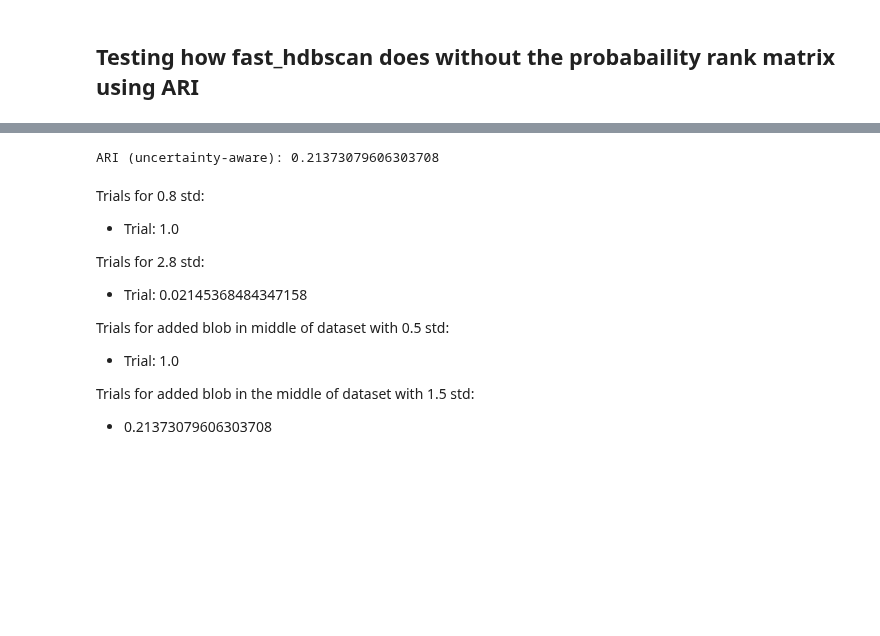
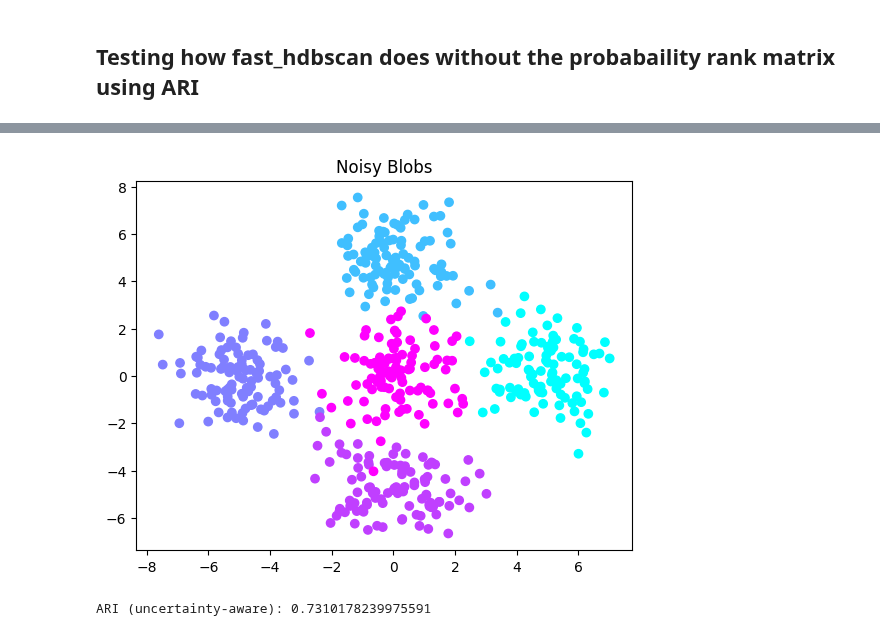
Before and after one commit to RobinB1lo/New-HDBSCAN, a Jupyter notebook: trials/fast_hdbscan.ipynb, the cells around one changed output, grey strips where cells are left out. Cells and saved outputs as stored; diff of their text form; code cells hidden in the pictures; blank space fills up the shorter version.

```diff
--- a/trials/fast_hdbscan.ipynb
+++ b/trials/fast_hdbscan.ipynb
@@ -19,8 +19,17 @@ plt.show()
+# %%
+from fast_hdbscan import HDBSCAN
+from sklearn.metrics import adjusted_rand_score
+import numpy as np
+
+std = 1.0
+X_obs = X + np.random.normal(scale=std, size=X.shape)
+
+plt.scatter(X_obs[:,0], X_obs[:,1], c=true_labels, cmap="cool")
+plt.title("Noisy Blobs")
+plt.show()
+# %% [output]
+[figure, added]
 # %%
-from fast_hdbscan import HDBSCAN
-from sklearn.metrics import adjusted_rand_score
-import numpy as np
-
 k = 5
 
 clusterer = HDBSCAN(
@@ -28,21 +37,9 @@ clusterer = HDBSCAN(
     min_cluster_size=k
 )
 
-pred_labels = clusterer.fit_predict(X)
+pred_labels = clusterer.fit_predict(X_obs)
 
 ari = adjusted_rand_score(labels_true=true_labels, labels_pred=pred_labels)
 print("ARI (uncertainty-aware):", ari)
 # %% [output]
-ARI (uncertainty-aware): 0.21373079606303708
+ARI (uncertainty-aware): 0.7310178239975591
-# %% [markdown]
-Trials for 0.8 std:
-- Trial: 1.0
-
-Trials for 2.8 std:
-- Trial: 0.02145368484347158
-
-Trials for added blob in middle of dataset with 0.5 std:
-- Trial: 1.0
-
-Trials for added blob in the middle of dataset with 1.5 std:
-- 0.21373079606303708
```
Also changed, not shown: parts of 1 cell of this notebook, 27 other files.
